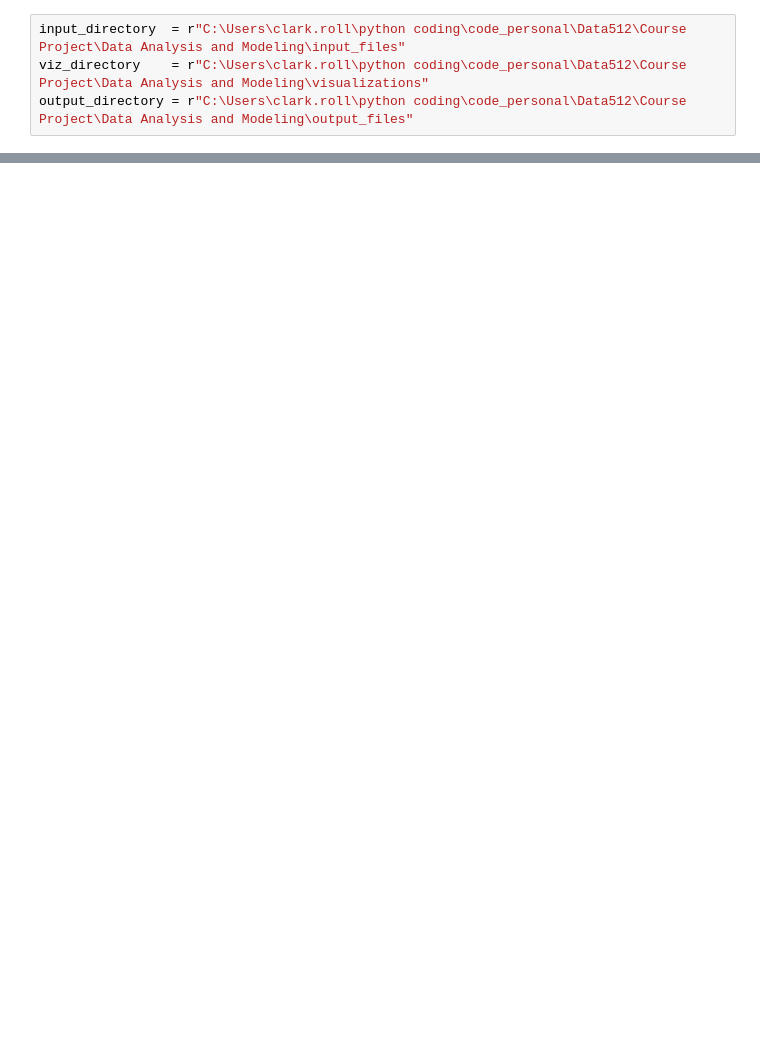
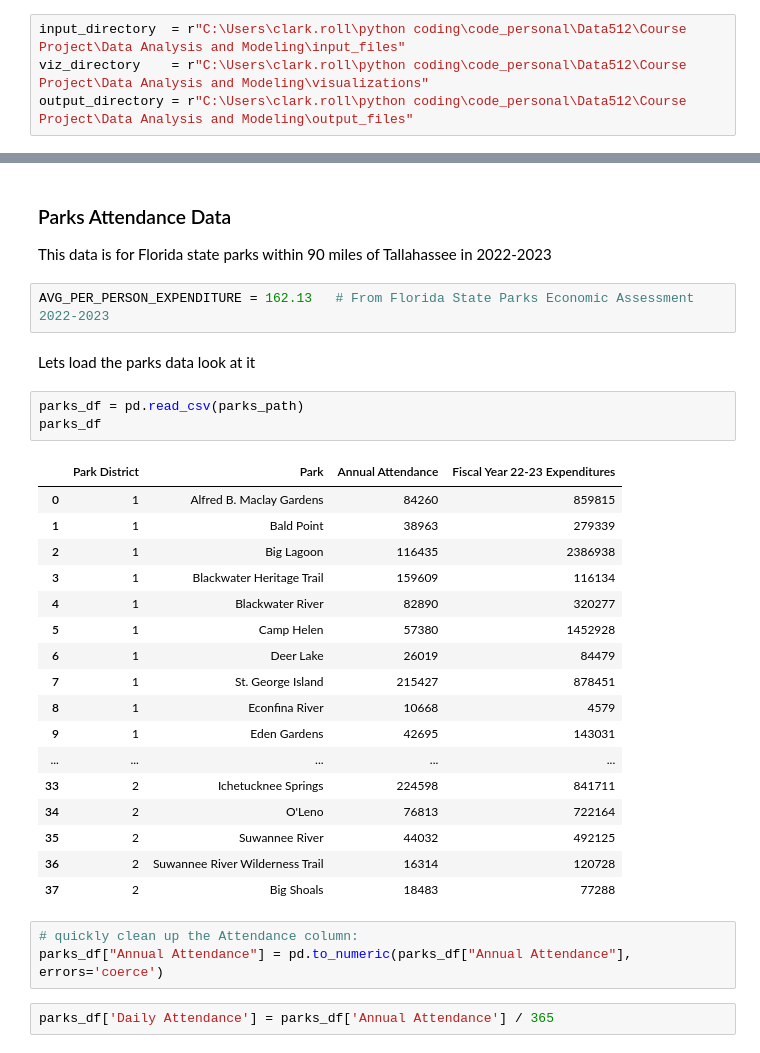
Before and after one commit to DowntonCrabby/Data512, a Jupyter notebook: Course Project/Data Analysis and Modeling/Model Extension.ipynb, the cells around one changed output, grey strips where cells are left out. Saved outputs shown, nothing was run; the diff lists cells and outputs as text; blank space fills up the shorter version.

Commit message:
updated documentation and cleaned up notebooks

```diff
--- a/Course Project/Data Analysis and Modeling/Model Extension.ipynb
+++ b/Course Project/Data Analysis and Modeling/Model Extension.ipynb
@@ -397,0 +322,33 @@ threshold_summary
+# %% [markdown]
+### Parks Attendance Data
+This data is for Florida state parks within 90 miles of Tallahassee in 2022-2023
+# %%
+AVG_PER_PERSON_EXPENDITURE = 162.13   # From Florida State Parks Economic Assessment 2022-2023
+# %% [markdown]
+Lets load the parks data look at it
+# %%
+parks_df = pd.read_csv(parks_path)
+parks_df
+# %% [output]
+|  | Park District | Park | Annual Attendance | Fiscal Year 22-23 Expenditures |
+| 0 | 1 | Alfred B. Maclay Gardens | 84260 | 859815 |
+| 1 | 1 | Bald Point | 38963 | 279339 |
+| 2 | 1 | Big Lagoon | 116435 | 2386938 |
+| 3 | 1 | Blackwater Heritage Trail | 159609 | 116134 |
+| 4 | 1 | Blackwater River | 82890 | 320277 |
+| 5 | 1 | Camp Helen | 57380 | 1452928 |
+| 6 | 1 | Deer Lake | 26019 | 84479 |
+| 7 | 1 | St. George Island | 215427 | 878451 |
+| 8 | 1 | Econfina River | 10668 | 4579 |
+| 9 | 1 | Eden Gardens | 42695 | 143031 |
+| ... | ... | ... | ... | ... |
+| 33 | 2 | Ichetucknee Springs | 224598 | 841711 |
+| 34 | 2 | O'Leno | 76813 | 722164 |
+| 35 | 2 | Suwannee River | 44032 | 492125 |
+| 36 | 2 | Suwannee River Wilderness Trail | 16314 | 120728 |
+| 37 | 2 | Big Shoals | 18483 | 77288 |
+# %%
+# quickly clean up the Attendance column:
+parks_df["Annual Attendance"] = pd.to_numeric(parks_df["Annual Attendance"], errors='coerce')
+# %%
+parks_df['Daily Attendance'] = parks_df['Annual Attendance'] / 365
```
Also changed, not shown: parts of 69 cells of this notebook, 24 other files.
